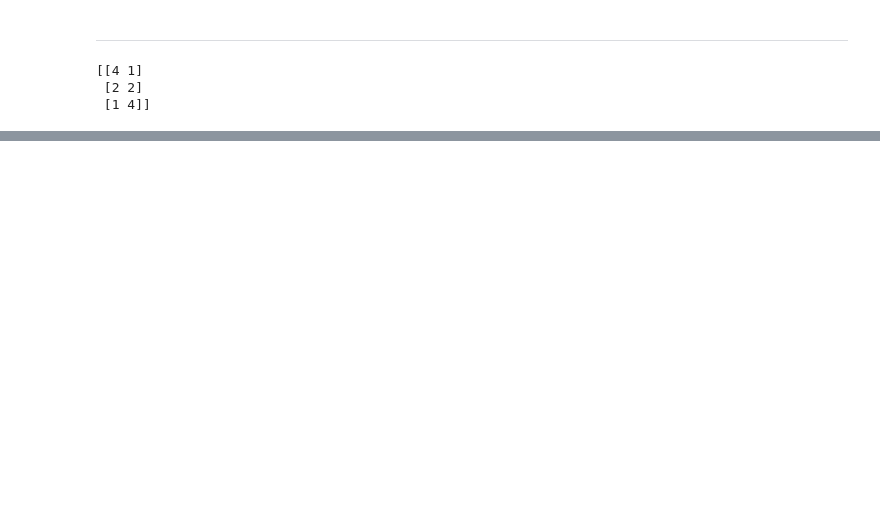
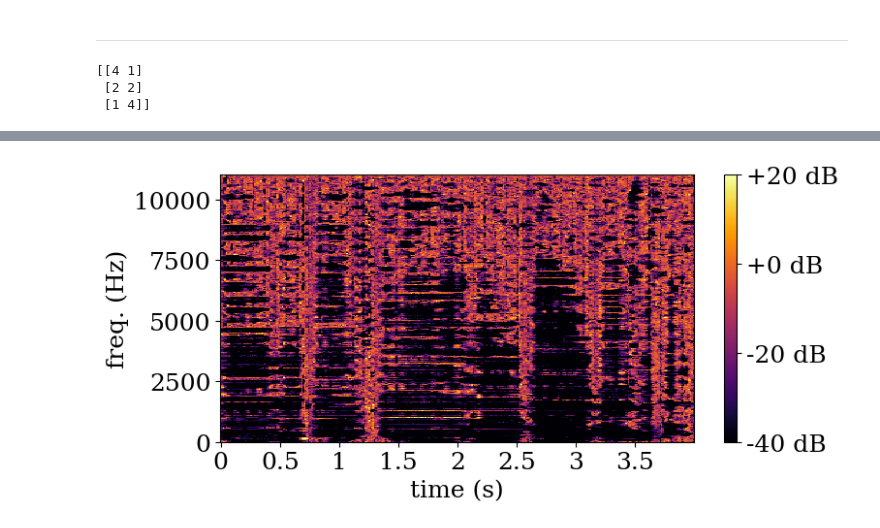
Before and after one commit to b-boechat/ctfr, a Jupyter notebook: evaluating/plots.ipynb, the cells around one changed output, grey strips where cells are left out. Cells and saved outputs as stored; diff of their text form; code cells hidden in the pictures; blank space fills up the shorter version.

```diff
--- a/evaluating/plots.ipynb
+++ b/evaluating/plots.ipynb
@@ -80,3 +79,5 @@ cspec_sls_i, _ = ctfr.methods.sls_i_from_specs(specs, interp_steps=[[4, 1], [2,
 [[4 1]
  [2 2]
  [1 4]]
+# %%
+cspec_sls_i_doubled, _ = ctfr.methods.sls_i_from_specs(specs, interp_steps=[[8, 2], [4, 4], [2, 8]])#, input_energy = sls_energy, normalize_output=True)
@@ -124,0 +130,5 @@ plot_specrogram(diff_cspec_sls_i, "rel_cspec_sls_i.eps", vmin=vmin_diff, vmax=vm
+# %%
+diff_cspec_sls_i_doubled = relative_error_spec(cspec_sls, cspec_sls_i_doubled)
+plot_specrogram(diff_cspec_sls_i_doubled, "rel_cspec_sls_i_doubled.eps", vmin=vmin_diff, vmax=vmax_diff);
+# %% [output]
+[figure, added]
```
Also changed, not shown: parts of 20 cells of this notebook.
